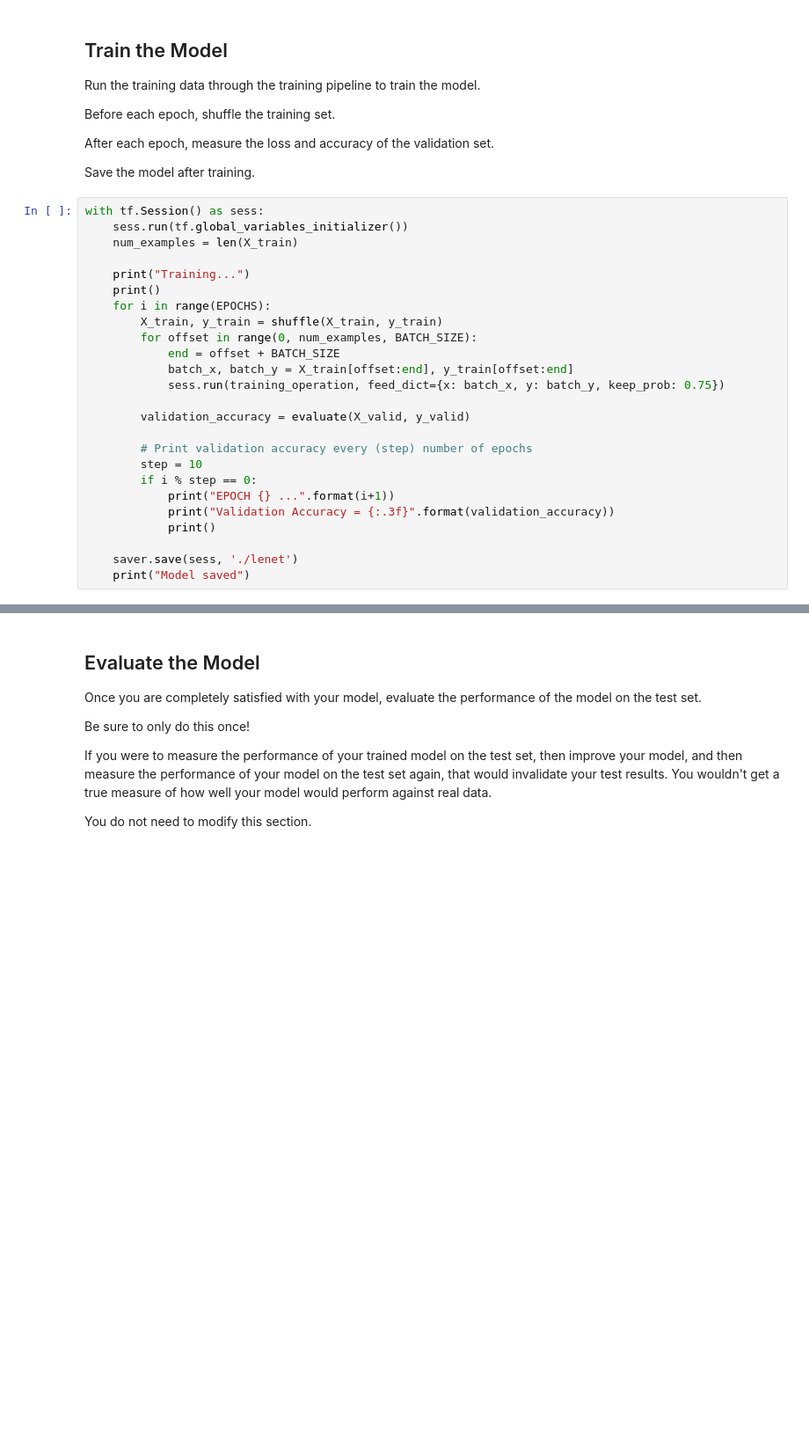
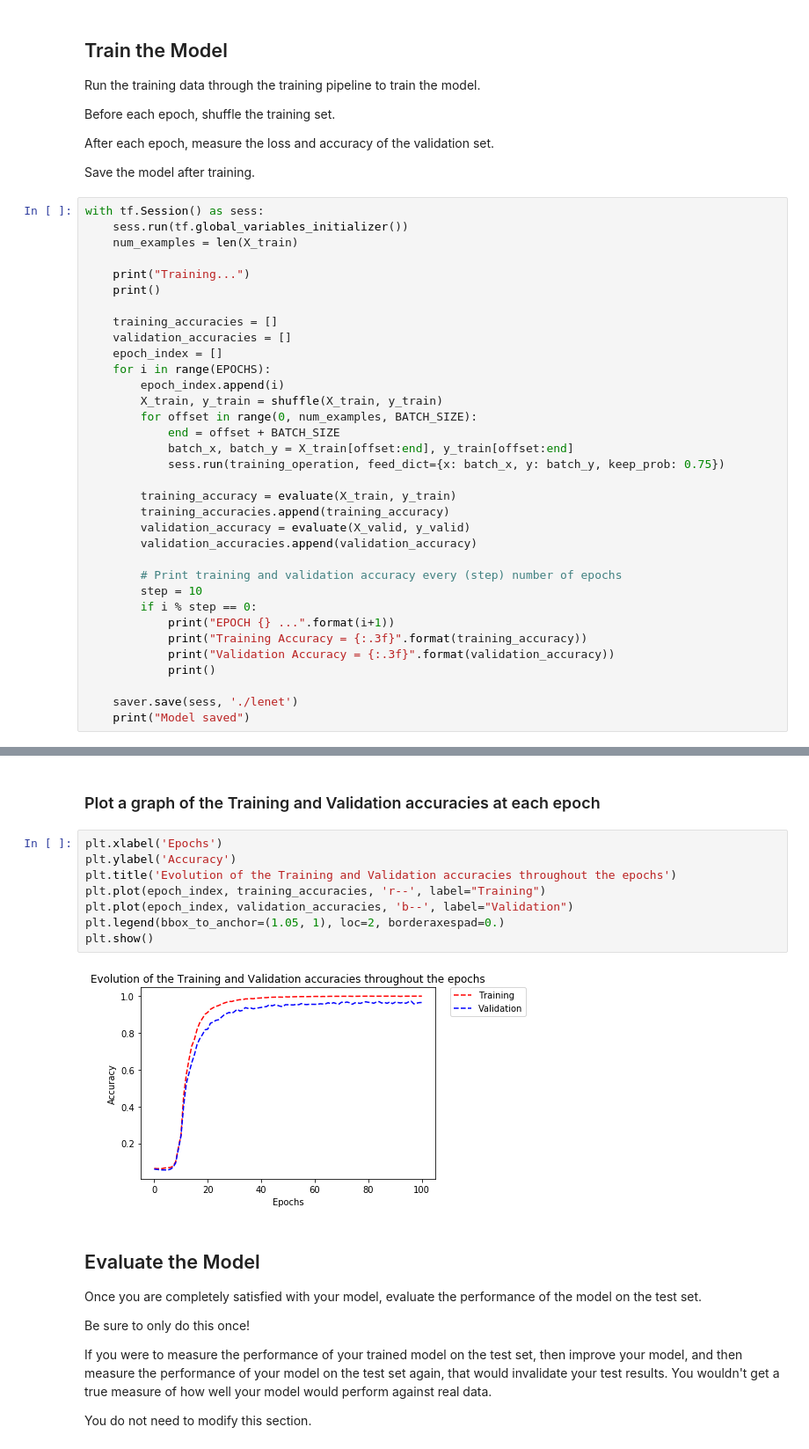
Before and after one commit to vinny-palumbo/AutonomousCars-TrafficSignClassification, a Jupyter notebook: Traffic_Sign_Classifier.ipynb, the cells around one changed output, grey strips where cells are left out. Shown at 88% size. Drawn from its saved outputs; the diff is of its cells as text; blank space fills up the shorter version.

```diff
--- a/Traffic_Sign_Classifier.ipynb
+++ b/Traffic_Sign_Classifier.ipynb
@@ -381,19 +396,28 @@ with tf.Session() as sess:
 
     print("Training...")
     print()
+
+    training_accuracies = []
+    validation_accuracies = []
+    epoch_index = []
     for i in range(EPOCHS):
+        epoch_index.append(i)
         X_train, y_train = shuffle(X_train, y_train)
         for offset in range(0, num_examples, BATCH_SIZE):
             end = offset + BATCH_SIZE
             batch_x, batch_y = X_train[offset:end], y_train[offset:end]
             sess.run(training_operation, feed_dict={x: batch_x, y: batch_y, keep_prob: 0.75})
 
+        training_accuracy = evaluate(X_train, y_train)
+        training_accuracies.append(training_accuracy)
         validation_accuracy = evaluate(X_valid, y_valid)
+        validation_accuracies.append(validation_accuracy)
 
-        # Print validation accuracy every (step) number of epochs
+        # Print training and validation accuracy every (step) number of epochs
         step = 10
         if i % step == 0:
             print("EPOCH {} ...".format(i+1))
+            print("Training Accuracy = {:.3f}".format(training_accuracy))
             print("Validation Accuracy = {:.3f}".format(validation_accuracy))
             print()
 
@@ -418,5 +442,17 @@ Validation Accuracy = 0.969
 
 Model saved
+# %% [markdown]
+### Plot a graph of the Training and Validation accuracies at each epoch
+# %%
+plt.xlabel('Epochs')
+plt.ylabel('Accuracy')
+plt.title('Evolution of the Training and Validation accuracies throughout the epochs')
+plt.plot(epoch_index, training_accuracies, 'r--', label="Training")
+plt.plot(epoch_index, validation_accuracies, 'b--', label="Validation")
+plt.legend(bbox_to_anchor=(1.05, 1), loc=2, borderaxespad=0.)
+plt.show()
+# %% [output]
+[figure, added]
 # %% [markdown]
 ## Evaluate the Model
 Once you are completely satisfied with your model, evaluate the performance of the model on the test set.
```
Also changed, not shown: parts of 5 cells of this notebook.
